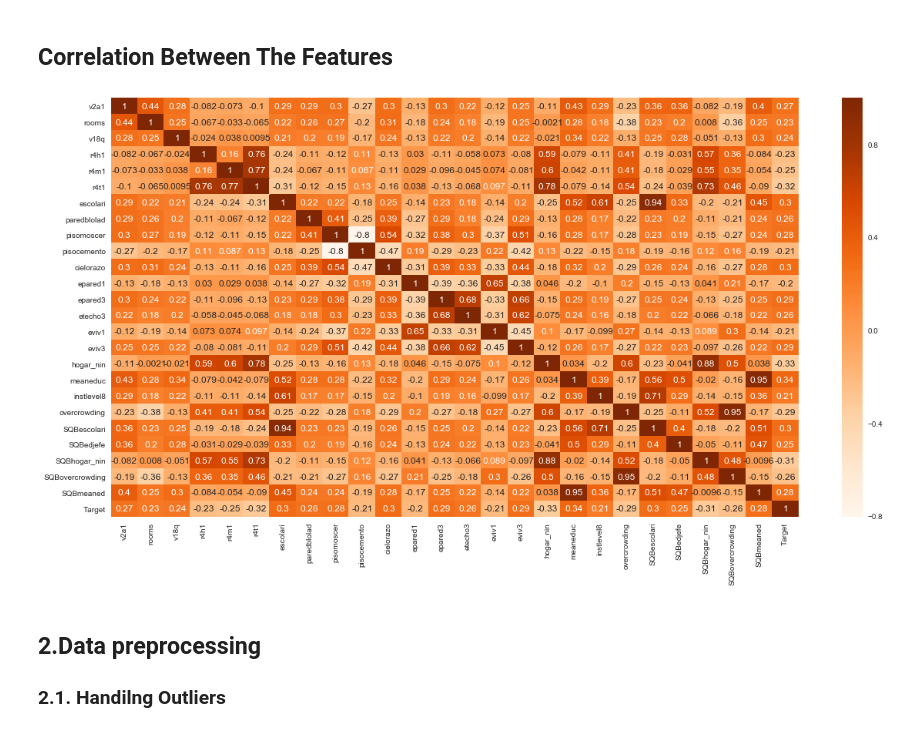
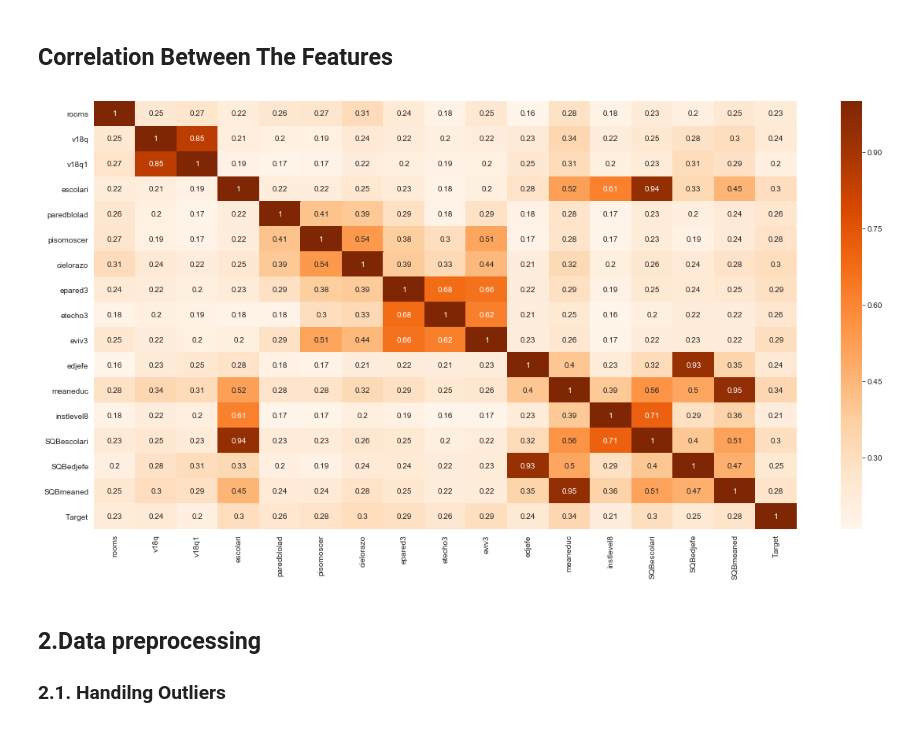
Before and after one commit to vinotharyan/Costa-Rican-Household-Poverty-Level-Prediction, a Jupyter notebook: Proverty Level predication Eda and model.ipynb, the cells around one changed output. Drawn from its saved outputs; the diff is of its cells as text; code cells hidden in the pictures.

```diff
--- a/Proverty Level predication Eda and model.ipynb
+++ b/Proverty Level predication Eda and model.ipynb
@@ -58,3 +55,6 @@ test_data=pd.read_csv('B:\\train_v2\\proverty level\\test.csv')
+# %%
+train_data=pd.read_csv('C:\\Users\\harsh\\Desktop\\Costa-Rican-Household-Poverty-Level-Prediction-master\\Costa-Rican-Household-Poverty-Level-Prediction-master\\train.csv')
+test_data=pd.read_csv('C:\\Users\\harsh\\Desktop\\Costa-Rican-Household-Poverty-Level-Prediction-master\\Costa-Rican-Household-Poverty-Level-Prediction-master\\test.csv')
 # %% [markdown]
 ## Identifying Numerical and Categorical Features
 
@@ -589,11 +582,11 @@ train_data.drop(drop_col, axis=1, inplace = True)
 # %%
 # most correlated features
 corrmat = train.corr()
-top_corr_features = corrmat.index[abs(corrmat["Target"])>=0.2]
+top_corr_features = corrmat.index[abs(corrmat["Target"]>0.2)]
 plt.figure(figsize=(20,10))
 g = sns.heatmap(train[top_corr_features].corr(),annot=True,cmap="Oranges")
 # %% [output]
-[figure, old version]
+[figure, new version]
 # %% [markdown]
 ## 2.Data preprocessing
  ###         2.1. Handilng Outliers
```
Also changed, not shown: parts of 19 cells of this notebook.
